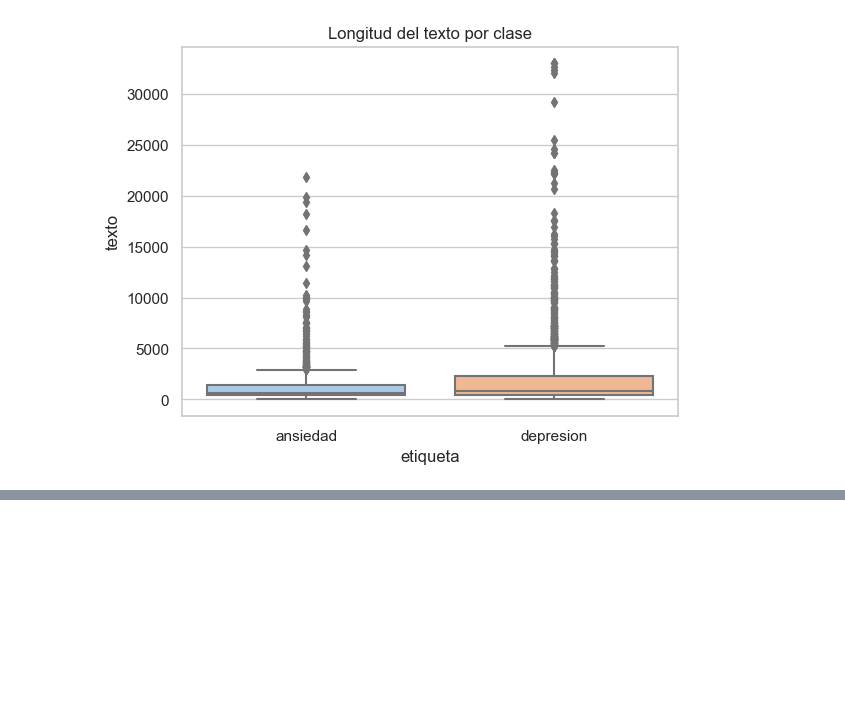
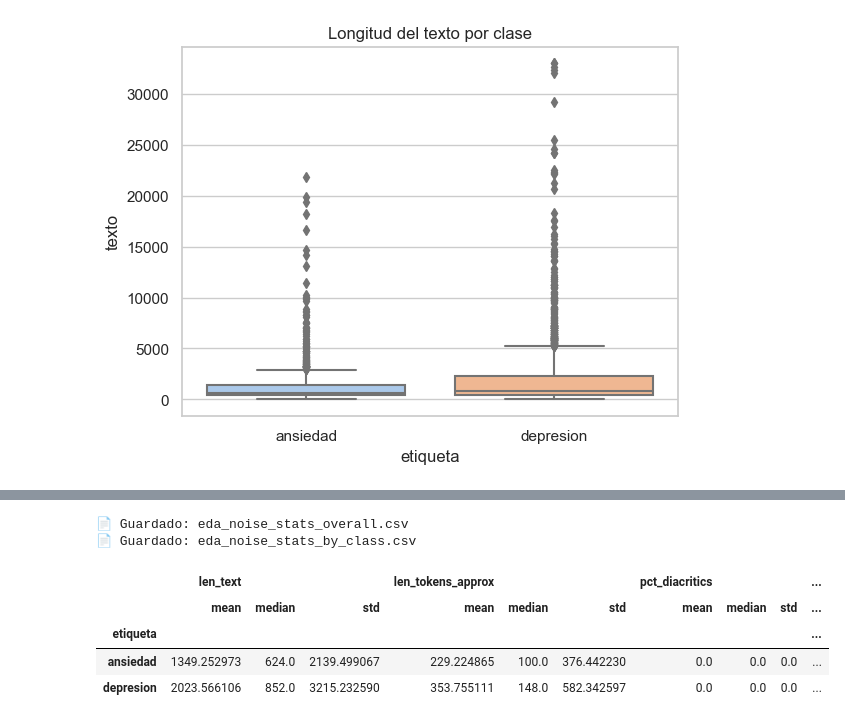
Before and after one commit to manununhez/psych-phenotyping-paraguay, a Jupyter notebook: notebooks/01_eda_understanding.ipynb, the cells around one changed output, grey strips where cells are left out. Saved outputs shown, nothing was run; the diff lists cells and outputs as text; code cells hidden in the pictures; blank space fills up the shorter version.

```diff
--- a/notebooks/01_eda_preprocessing.ipynb
+++ b/notebooks/01_eda_understanding.ipynb
@@ -130,0 +152,6 @@ df_raw[['Motivo Consulta', 'text_clean']].head()
+# %%
+# Longitudes
+df_raw["len_text"] = df_raw[text_col].astype(str).str.len()
+df_raw["len_tokens_approx"] = df_raw[text_col].astype(str).str.split().map(len)
+display(df_raw["len_text"].describe())
+display(df_raw["len_tokens_approx"].describe())
@@ -209,0 +325,61 @@ Resumen de decisiones de limpieza:
+# %%
+import unicodedata, numpy as np, pandas as pd, re
+import matplotlib.pyplot as plt
+from pathlib import Path
+
+def pct_diacritics(s: str) -> float:
+    if not s: return 0.0
+    vowels = sum(ch.lower() in "aeiou" for ch in s)
+    acc    = sum(ch.lower() in "áéíóúü" for ch in s)
+    return (acc / vowels) if vowels else 0.0
+
+def pct_digits(s: str) -> float:
+    if not s: return 0.0
+    cnt = sum(ch.isdigit() for ch in s)
+    return cnt / max(1, len(s))
+
+def pct_punct(s: str) -> float:
+    if not s: return 0.0
+    cnt = sum(ch in r"""!"#$%&'()*+,-./:;<=>?@[\]^_`{|}~""" for ch in s)
+    return cnt / max(1, len(s))
+
+def pct_elongations(s: str) -> float:
+    if not s: return 0.0
+    # proporción de caracteres que forman parte de alargamientos colapsables
+    matches = re.findall(r'(.)\1{2,}', s)
+    # conteo simple: cantidad de runs de elongación / longitud
+    return (len(matches) / max(1, len(s)))
+
+LABEL_COL = 'etiqueta'
+
+txt = df_final['texto'].astype(str)
+eda_noise = pd.DataFrame({
+    "len_text": txt.str.len(),
+    "len_tokens_approx": txt.str.split().map(len),
+    "pct_diacritics": txt.map(pct_diacritics),
+    "pct_digits": txt.map(pct_digits),
+    "pct_punct": txt.map(pct_punct),
+    "pct_elong": txt.map(pct_elongations),
+})
+
+if LABEL_COL is not None:
+    eda_noise[LABEL_COL] = df_final[LABEL_COL].values
+
+eda_noise.describe().to_csv(DATA_PATH/"eda_noise_stats_overall.csv", encoding="utf-8")
+print("📄 Guardado: eda_noise_stats_overall.csv")
+
+if LABEL_COL is not None:
+    grp = eda_noise.groupby(LABEL_COL).agg(["mean","median","std"])
+    grp.to_csv(DATA_PATH/"eda_noise_stats_by_class.csv", encoding="utf-8")
+    print("📄 Guardado: eda_noise_stats_by_class.csv")
+    display(grp)
+else:
+    display(eda_noise.describe())
+# %% [output]
+📄 Guardado: eda_noise_stats_overall.csv
+📄 Guardado: eda_noise_stats_by_class.csv
+|  | len_text |  |  | len_tokens_approx |  |  | pct_diacritics |  |  | ... |
+|  | mean | median | std | mean | median | std | mean | median | std | ... |
+| etiqueta |  |  |  |  |  |  |  |  |  | ... |
+| ansiedad | 1349.252973 | 624.0 | 2139.499067 | 229.224865 | 100.0 | 376.442230 | 0.0 | 0.0 | 0.0 | ... |
+| depresion | 2023.566106 | 852.0 | 3215.232590 | 353.755111 | 148.0 | 582.342597 | 0.0 | 0.0 | 0.0 | ... |
```
Also changed, not shown: parts of 13 cells of this notebook, 7 other files.
